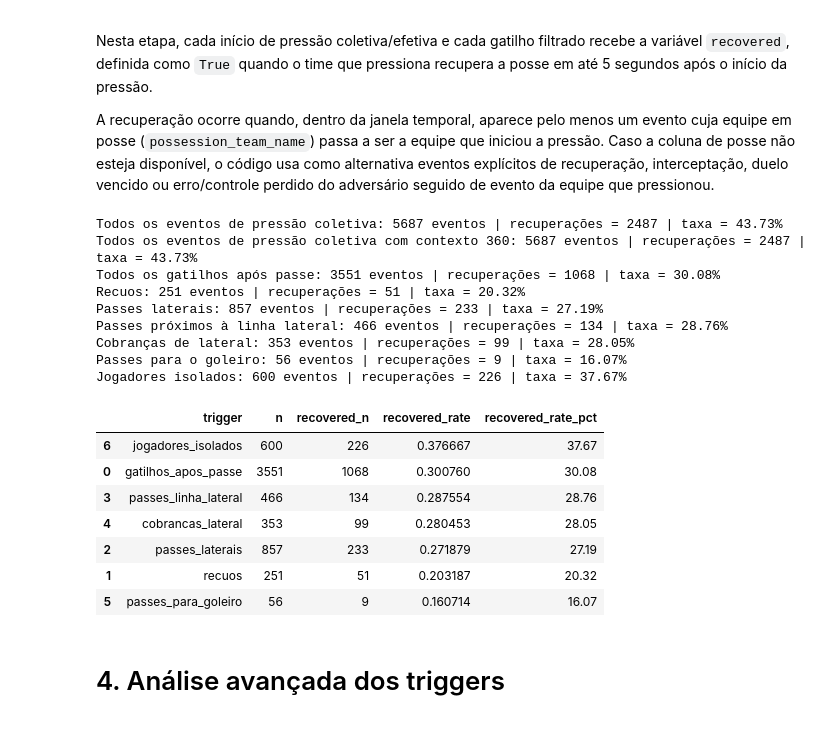
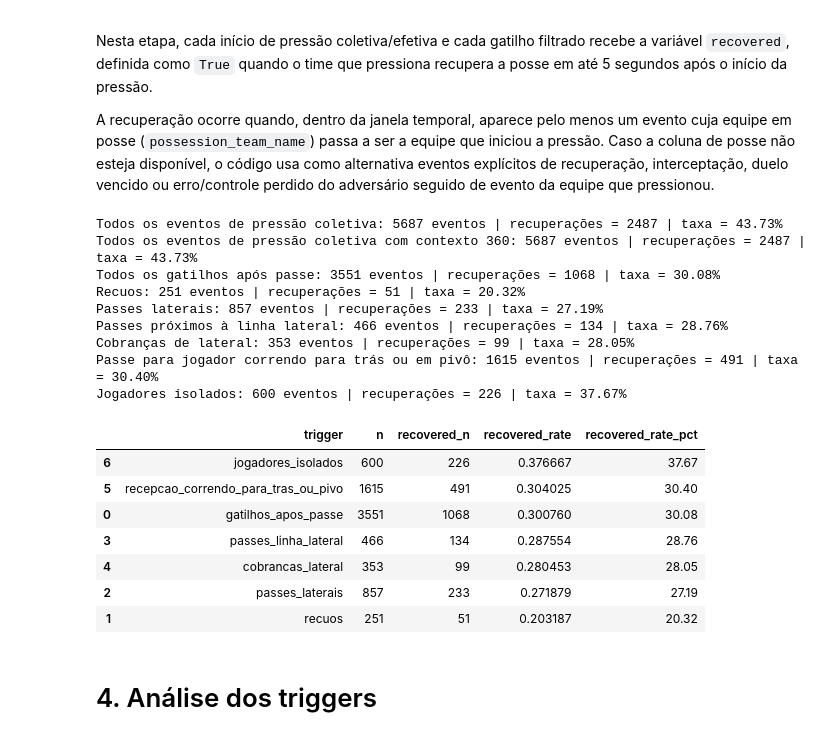
Before and after one commit to AbraaoCG/SoccerPressing, a Jupyter notebook: triggers_v0.ipynb, the cells around one changed output. Saved outputs shown, nothing was run; the diff lists cells and outputs as text; code cells hidden in the pictures.

Commit message:
Including basic trigger analysis

```diff
--- a/triggers_v0.ipynb
+++ b/triggers_v0.ipynb
@@ -575,42 +743,44 @@ backpasses = add_recovered_column(backpasses, 'Recuos')
 lateral_passes = add_recovered_column(lateral_passes, 'Passes laterais')
 sideline_passes = add_recovered_column(sideline_passes, 'Passes próximos à linha lateral')
 throw_ins = add_recovered_column(throw_ins, 'Cobranças de lateral')
-gk_passes = add_recovered_column(gk_passes, 'Passes para o goleiro')
+#gk_passes = add_recovered_column(gk_passes, 'Passes para o goleiro')
+body_angle_passes = add_recovered_column(body_angle_passes, 'Passe para jogador correndo para trás ou em pivô')
 open_area_passes = add_recovered_column(open_area_passes, 'Jogadores isolados')
 
 # Tabela-resumo da Etapa 3
 trigger_summary = pd.DataFrame([
     #{'trigger': 'pressao_coletiva_total', 'n': len(team_pressures_base), 'recovered_n': int(team_pressures_base['recovered'].sum()), 'recovered_rate': team_pressures_base['recovered'].mean()},
     {'trigger': 'gatilhos_apos_passe', 'n': len(passing_triggers), 'recovered_n': int(passing_triggers['recovered'].sum()), 'recovered_rate': passing_triggers['recovered'].mean()},
     {'trigger': 'recuos', 'n': len(backpasses), 'recovered_n': int(backpasses['recovered'].sum()), 'recovered_rate': backpasses['recovered'].mean()},
     {'trigger': 'passes_laterais', 'n': len(lateral_passes), 'recovered_n': int(lateral_passes['recovered'].sum()), 'recovered_rate': lateral_passes['recovered'].mean()},
     {'trigger': 'passes_linha_lateral', 'n': len(sideline_passes), 'recovered_n': int(sideline_passes['recovered'].sum()), 'recovered_rate': sideline_passes['recovered'].mean()},
     {'trigger': 'cobrancas_lateral', 'n': len(throw_ins), 'recovered_n': int(throw_ins['recovered'].sum()), 'recovered_rate': throw_ins['recovered'].mean()},
-    {'trigger': 'passes_para_goleiro', 'n': len(gk_passes), 'recovered_n': int(gk_passes['recovered'].sum()), 'recovered_rate': gk_passes['recovered'].mean()},
+    #{'trigger': 'passes_para_goleiro', 'n': len(gk_passes), 'recovered_n': int(gk_passes['recovered'].sum()), 'recovered_rate': gk_passes['recovered'].mean()},
+    {'trigger': 'recepcao_correndo_para_tras_ou_pivo', 'n': len(body_angle_passes), 'recovered_n': int(body_angle_passes['recovered'].sum()), 'recovered_rate': body_angle_passes['recovered'].mean()},
     {'trigger': 'jogadores_isolados', 'n': len(open_area_passes), 'recovered_n': int(open_area_passes['recovered'].sum()), 'recovered_rate': open_area_passes['recovered'].mean()},
 ])
 
 trigger_summary['recovered_rate_pct'] = (trigger_summary['recovered_rate'] * 100).round(2)
 trigger_summary = trigger_summary.sort_values('recovered_rate', ascending=False)
 
 trigger_summary
 # %% [output]
 Todos os eventos de pressão coletiva: 5687 eventos | recuperações = 2487 | taxa = 43.73%
 Todos os eventos de pressão coletiva com contexto 360: 5687 eventos | recuperações = 2487 | taxa = 43.73%
 Todos os gatilhos após passe: 3551 eventos | recuperações = 1068 | taxa = 30.08%
 Recuos: 251 eventos | recuperações = 51 | taxa = 20.32%
 Passes laterais: 857 eventos | recuperações = 233 | taxa = 27.19%
 Passes próximos à linha lateral: 466 eventos | recuperações = 134 | taxa = 28.76%
 Cobranças de lateral: 353 eventos | recuperações = 99 | taxa = 28.05%
-Passes para o goleiro: 56 eventos | recuperações = 9 | taxa = 16.07%
+Passe para jogador correndo para trás ou em pivô: 1615 eventos | recuperações = 491 | taxa = 30.40%
 Jogadores isolados: 600 eventos | recuperações = 226 | taxa = 37.67%
 |  | trigger | n | recovered_n | recovered_rate | recovered_rate_pct |
 | 6 | jogadores_isolados | 600 | 226 | 0.376667 | 37.67 |
+| 5 | recepcao_correndo_para_tras_ou_pivo | 1615 | 491 | 0.304025 | 30.40 |
 | 0 | gatilhos_apos_passe | 3551 | 1068 | 0.300760 | 30.08 |
 | 3 | passes_linha_lateral | 466 | 134 | 0.287554 | 28.76 |
 | 4 | cobrancas_lateral | 353 | 99 | 0.280453 | 28.05 |
 | 2 | passes_laterais | 857 | 233 | 0.271879 | 27.19 |
 | 1 | recuos | 251 | 51 | 0.203187 | 20.32 |
-| 5 | passes_para_goleiro | 56 | 9 | 0.160714 | 16.07 |
 # %% [markdown]
-# 4. Análise avançada dos triggers
+# 4. Análise dos triggers
```
Also changed, not shown: parts of 4 cells of this notebook.
